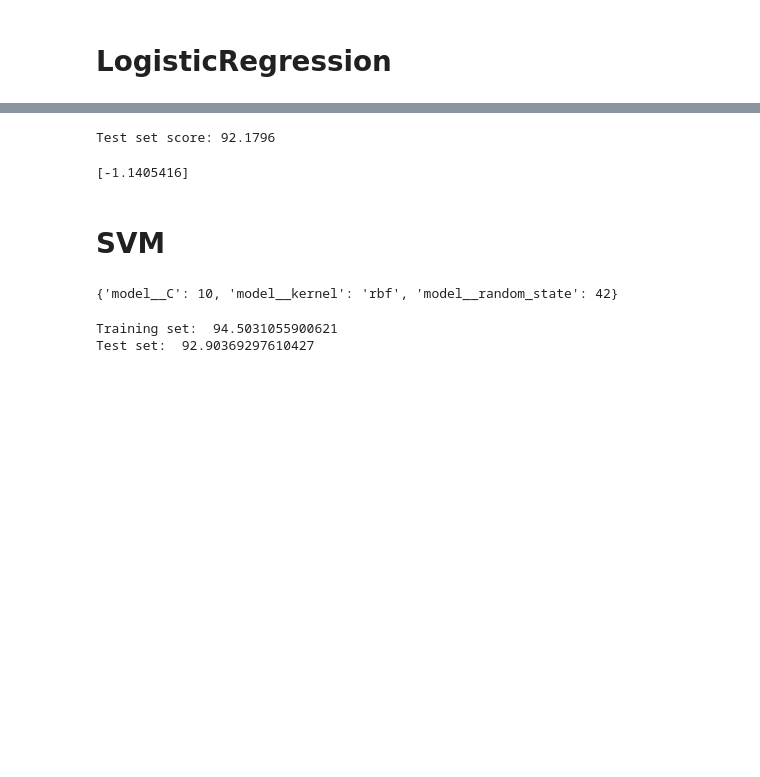
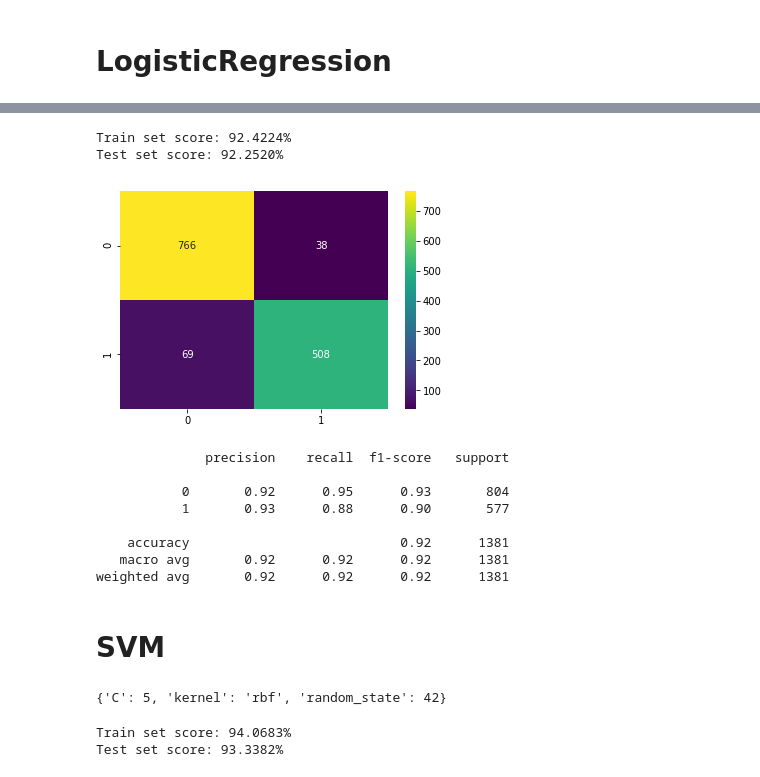
Before and after one commit to raev4ik/cyber_analys, a Jupyter notebook: 3-4lab/lab3-4.ipynb, the cells around one changed output, grey strips where cells are left out. Cells and saved outputs as stored; diff of their text form; code cells hidden in the pictures; blank space fills up the shorter version.

```diff
--- a/3-4lab/lab3-4.ipynb
+++ b/3-4lab/lab3-4.ipynb
@@ -48,6 +49,16 @@ X_train.shape, X_test.shape
 # %% [markdown]
 # LogisticRegression
 # %%
-reg = LogisticRegression(max_iter = 500)
-reg.fit(X_train, y_train)
-reg_pred = reg.predict(X_test)
+reg = LogisticRegression(max_iter=500)
+# %%
+grid_params = {'penalty':('l1', 'l2', 'elasticnet', 'none'),
+               'solver': ('newton-cg', 'lbfgs', 'liblinear', 'sag', 'saga'),
+               'C' : [0.1,0.2,0.3],
+               'n_jobs': [-1],
+               'random_state' : [42],
+               'verbose' : [1,2,3]
+}
+classifier_reg = GridSearchCV(reg, grid_params,cv=5,scoring = 'accuracy')
+classifier_reg.fit(X_train, y_train)
+predict = classifier_reg.predict(X_test)
+print(classifier_reg.best_params_)
@@ -54,11 +143,23 @@ reg_pred = reg.predict(X_test)
 # %%
-print('Test set score: {:.4f}'.format(reg.score(X_test, y_test)*100))
+print('Train set score: {:.4f}%'.format(classifier_reg.score(X_train, y_train)*100))
+print('Test set score: {:.4f}%'.format(classifier_reg.score(X_test, y_test)*100))
 # %% [output]
-Test set score: 92.1796
+Train set score: 92.4224%
+Test set score: 92.2520%
-# %%
-print(reg.intercept_)
-# %% [output]
-[-1.1405416]
+# %%
+sns.heatmap(confusion_matrix(y_test, predict), annot=True, cmap = 'viridis', fmt='.0f')
+plt.show()
+print(classification_report(y_test, predict))
+# %% [output]
+[figure, added]
+              precision    recall  f1-score   support
+
+           0       0.92      0.95      0.93       804
+           1       0.93      0.88      0.90       577
+
+    accuracy                           0.92      1381
+   macro avg       0.92      0.92      0.92      1381
+weighted avg       0.92      0.92      0.92      1381
 # %% [markdown]
 # SVM
 # %%
@@ -69,23 +168,28 @@ svm_pipe = Pipeline(steps)
 # %%
-grid_params = { 'model__kernel' : ['linear','rbf', 'poly','sigmoid'],
-               'model__C' : [1,10,100],
-               'model__random_state' : [42],
+grid_params = { 'kernel' : ('linear','rbf', 'poly','sigmoid'),
+               'C' : [5,10,100],
+               'random_state' : [42],
 }
-classifier_svm = GridSearchCV(svm_pipe, grid_params, cv = 3)
-classifier_svm = classifier_svm.fit(X_train, y_train.ravel())
+classifier_svm = GridSearchCV(classifier_svm, grid_params, cv = 5, scoring = 'accuracy')
+classifier_svm.fit(X_train, y_train.ravel())
+y_pred_svm_train = classifier_svm.predict(X_train)
+y_pred_svm_test = classifier_svm.predict(X_test)
 print(classifier_svm.best_params_)
 # %% [output]
-{'model__C': 10, 'model__kernel': 'rbf', 'model__random_state': 42}
+{'C': 5, 'kernel': 'rbf', 'random_state': 42}
+# %%
+print('Train set score: {:.4f}%'.format(classifier_svm.score(X_train, y_train)*100))
+print('Test set score: {:.4f}%'.format(classifier_svm.score(X_test, y_test)*100))
+# %% [output]
+Train set score: 94.0683%
+Test set score: 93.3382%
 # %%
-y_pred_svm_train = classifier_svm.predict(X_train)
-accuracy_svm_train = accuracy_score(y_train, y_pred_svm_train)
-print("Training set: ", accuracy_svm_train*100)
-y_pred_svm_test = classifier_svm.predict(X_test)
-accuracy_svm_test = accuracy_score(y_test, y_pred_svm_test)
-print("Test set: ", accuracy_svm_test*100)
+#y_pred_svm_train = classifier_svm.predict(X_train)
+#accuracy_svm_train = accuracy_score(y_train, y_pred_svm_train)
+#print("Training set: ", accuracy_svm_train*100)
+#y_pred_svm_test = classifier_svm.predict(X_test)
+#accuracy_svm_test = accuracy_score(y_test, y_pred_svm_test)
+#print("Test set: ", accuracy_svm_test*100)
-# %% [output]
-Training set:  94.5031055900621
-Test set:  92.90369297610427
 # %%
 print('Model accuracy score with hyperparameters: {0:0.4f}'. format(accuracy_score(y_test, y_pred_svm_test)))
 # %% [output]
```
Also changed, not shown: parts of 5 cells of this notebook.
